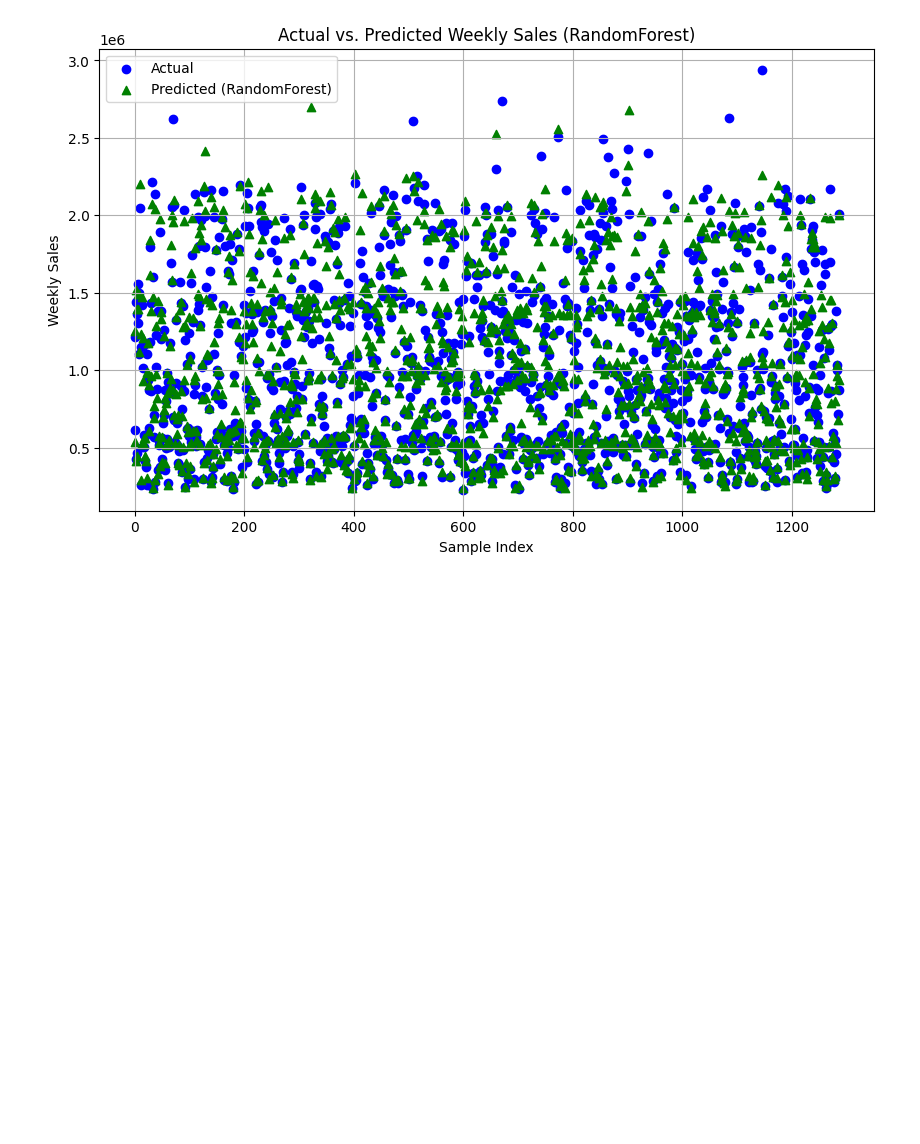
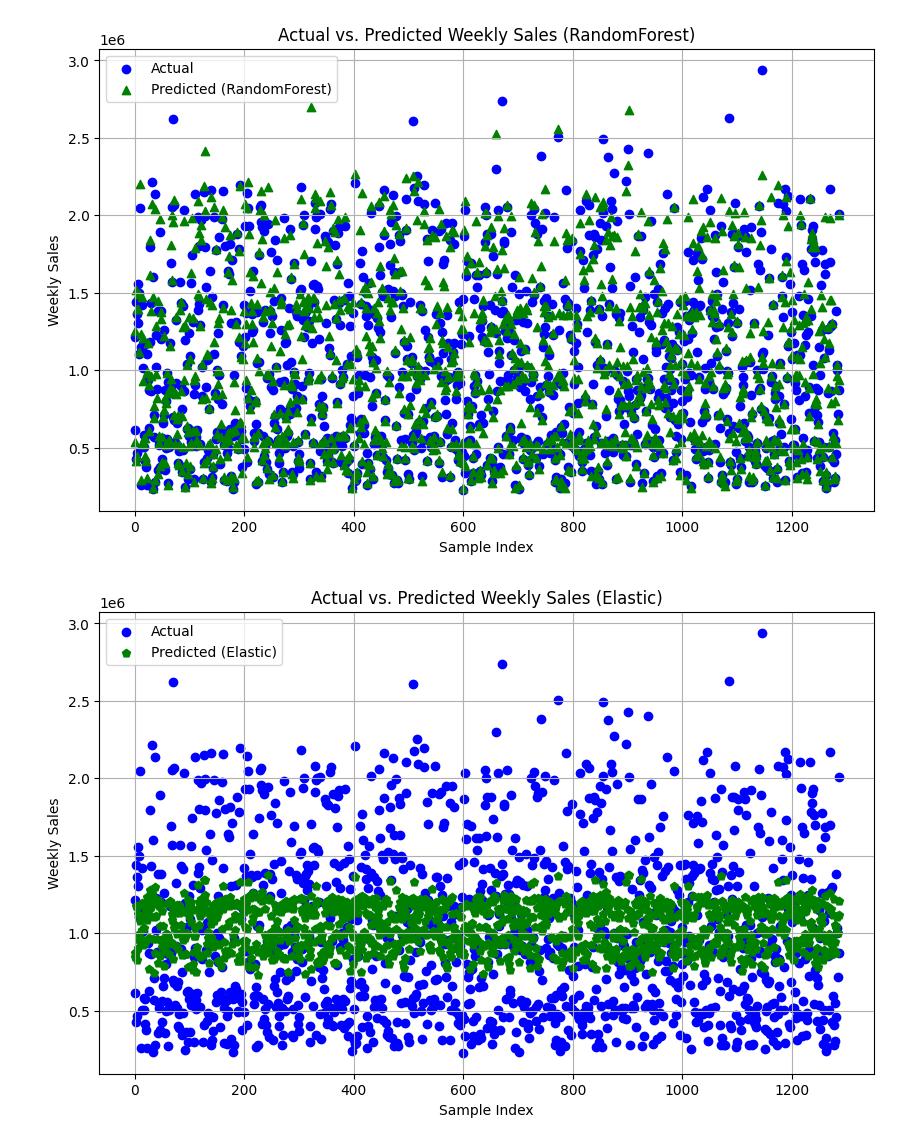
Before and after one commit to GabeALopez/machine-learning-projects, a Jupyter notebook: project2/Gabriel_Lopez_Project2.ipynb, the cells around one changed output. Cells and saved outputs as stored; diff of their text form; code cells hidden in the pictures; blank space fills up the shorter version.

Commit message:
Added elastic model

```diff
--- a/project2/Gabriel_Lopez_Project2.ipynb
+++ b/project2/Gabriel_Lopez_Project2.ipynb
@@ -96,6 +96,7 @@ prepross = ColumnTransformer(
 # %%
 from sklearn.linear_model import LinearRegression
 from sklearn.ensemble import RandomForestRegressor
+from sklearn.linear_model import ElasticNet
 
 #Apply regression models to each pipeline type
 pipeline = Pipeline([
@@ -107,6 +108,11 @@ pipeline_random_forest = Pipeline([
     ('preprocessor', prepross),
     ('model', RandomForestRegressor(n_estimators=100, random_state=42))
 ])
+
+pipeline_elastic = Pipeline([
+    ('processor', prepross),
+    ('model', ElasticNet(alpha=1.0, l1_ratio=0.5))
+])
 # %%
 from sklearn.model_selection import train_test_split
 from sklearn.metrics import mean_squared_error, r2_score, mean_absolute_error
@@ -114,9 +120,11 @@ from sklearn.metrics import mean_squared_error, r2_score, mean_absolute_error
 #Use models to fit the data to the training sets
 pipeline.fit(X_train,y_train)
 pipeline_random_forest.fit(X_train, y_train)
+pipeline_elastic.fit(X_train,y_train)
 
 y_pred = pipeline.predict(X_test)
 y_pred_rand_forest = pipeline_random_forest.predict(X_test)
+y_pred_elastic = pipeline_elastic.predict(X_test)
 
 #Create the metrics used to determine if model is satisfactory
 mse = mean_squared_error(y_test, y_pred)
@@ -126,6 +134,10 @@ mae = mean_absolute_error(y_test, y_pred)
 mse_rand_forest = mean_squared_error(y_test,y_pred_rand_forest)
 r2_rand_forest = r2_score(y_test,y_pred_rand_forest)
 mae_rand_forest = mean_absolute_error(y_test,y_pred_rand_forest)
+
+mse_elastic = mean_squared_error(y_test, y_pred_elastic)
+r2_elastic = r2_score(y_test, y_pred_elastic)
+mae_elastic = mean_absolute_error(y_test, y_pred_elastic)
 # %%
 #Print out metrics
 print(mse)
@@ -213,3 +236,18 @@ plt.grid(True)
 plt.show()
 # %% [output]
 [figure]
+# %%
+#Visualize the results with elastic regression here
+results_elastic = pd.DataFrame({'Actual': y_test, 'Predicted (Elastic)': y_pred_elastic})
+
+plt.figure(figsize=(10, 6))
+plt.scatter(results_elastic.index, results_elastic['Actual'], label='Actual', color='blue', marker='o')
+plt.scatter(results_elastic.index, results_elastic['Predicted (Elastic)'], label='Predicted (Elastic)', color='green', marker='p')
+plt.xlabel('Sample Index')
+plt.ylabel('Weekly Sales')
+plt.legend()
+plt.title('Actual vs. Predicted Weekly Sales (Elastic)')
+plt.grid(True)
+plt.show()
+# %% [output]
+[figure, added]
```
Also changed, not shown: parts of 2 cells of this notebook.
